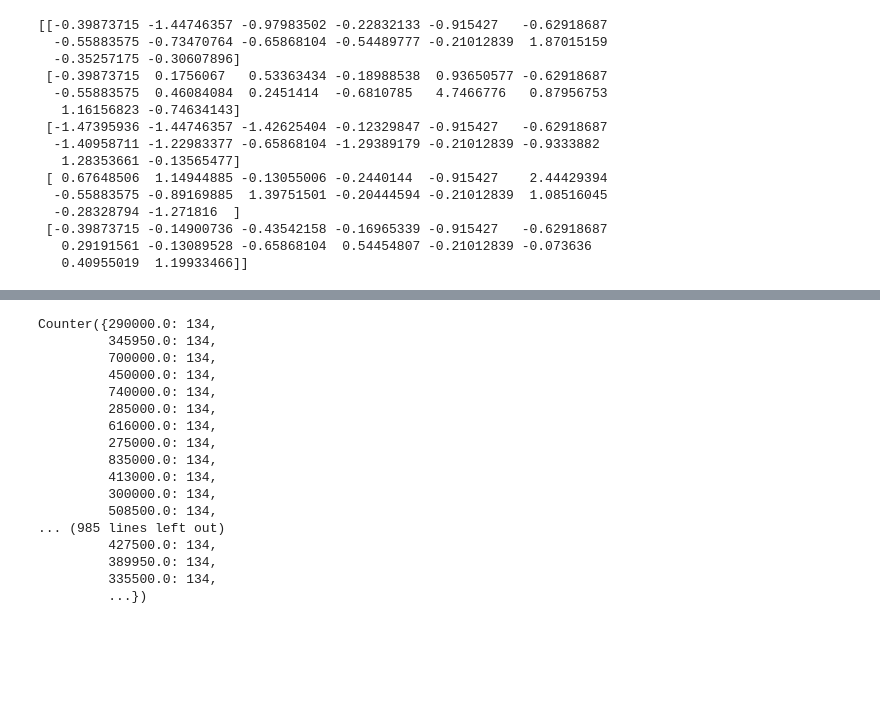
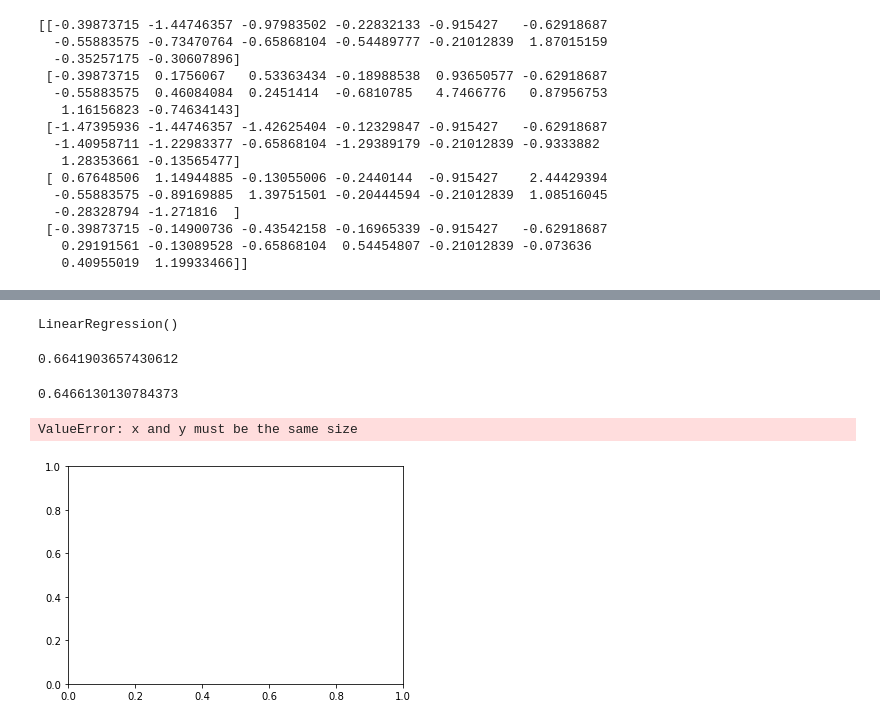
Before and after one commit to eric-blankinshp/Final-Project, a Jupyter notebook: Untitled1.ipynb, the cells around one changed output, grey strips where cells are left out. Drawn from its saved outputs; the diff is of its cells as text; code cells hidden in the pictures; blank space fills up the shorter version.

```diff
--- a/Untitled1.ipynb
+++ b/Untitled1.ipynb
@@ -126,7 +127,3 @@ print(X[0:5])
 # %%
 from sklearn.model_selection import train_test_split
 X_train, X_test, y_train, y_test = train_test_split(X, y, random_state=1)
-# %%
-from imblearn.ensemble import BalancedRandomForestClassifier
-rf_model = BalancedRandomForestClassifier(n_estimators=100, random_state=1)
-rf_model.fit(X_train, y_train)
@@ -145,4 +129,0 @@ balanced_accuracy_score(y_train, y_pred)
-# %%
-from imblearn.ensemble import EasyEnsembleClassifier
-eec = EasyEnsembleClassifier(random_state=1)
-eec.fit(X_train, y_train)
@@ -156,23 +129,0 @@ balanced_accuracy_score(y_test, y_pred)
-# %%
-from imblearn.over_sampling import RandomOverSampler
-ros = RandomOverSampler(random_state=1)
-X_resampled, y_resampled = ros.fit_resample(X_train, y_train)
-Counter(y_resampled)
-# %% [output]
-Counter({290000.0: 134,
-         345950.0: 134,
-         700000.0: 134,
-         450000.0: 134,
-         740000.0: 134,
-         285000.0: 134,
-         616000.0: 134,
-         275000.0: 134,
-         835000.0: 134,
-         413000.0: 134,
-         300000.0: 134,
-         508500.0: 134,
-... (985 lines left out)
-         427500.0: 134,
-         389950.0: 134,
-         335500.0: 134,
-         ...})
@@ -182,0 +130,21 @@ classifier.fit(X_resampled, y_resampled)
+# %%
+from sklearn.linear_model import LinearRegression
+model = LinearRegression()
+model.fit(X_train, y_train)
+# %% [output]
+LinearRegression()
+# %%
+model.score(X_train, y_train)
+# %% [output]
+0.6641903657430612
+# %%
+model.score(X_test, y_test)
+# %% [output]
+0.6466130130784373
+# %%
+plt.scatter(X_train, y_train)
+
+plt.show()
+# %% [output]
+ValueError: x and y must be the same size
+[figure, added]
```
Also changed, not shown: parts of 17 cells of this notebook.
